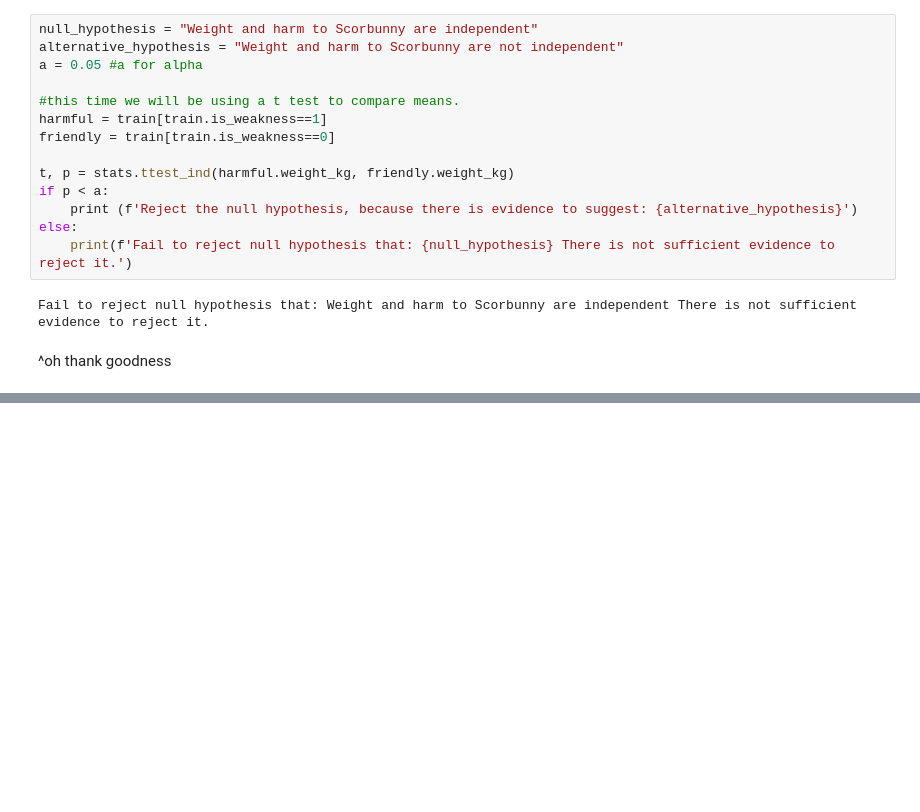
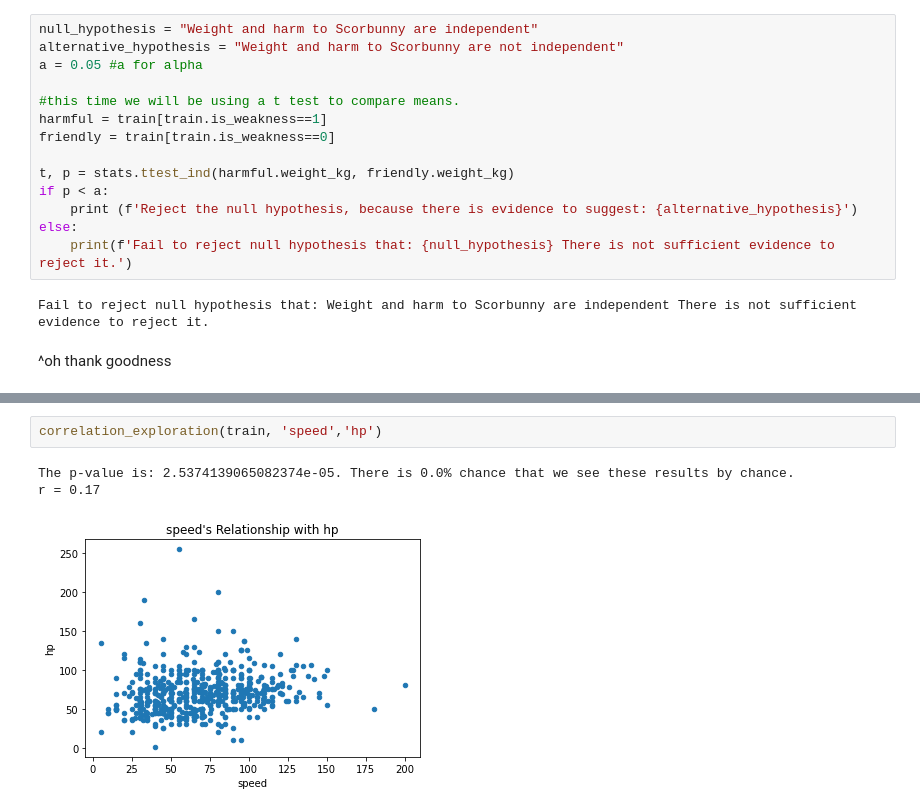
Before and after one commit to annah-vu/pokemon_project, a Jupyter notebook: second_notebook.ipynb, the cells around one changed output, grey strips where cells are left out. Drawn from its saved outputs; the diff is of its cells as text; blank space fills up the shorter version.

```diff
--- a/second_notebook.ipynb
+++ b/second_notebook.ipynb
@@ -794,0 +844,6 @@ Fail to reject null hypothesis that: Weight and harm to Scorbunny are independen
+# %%
+correlation_exploration(train, 'speed','hp')
+# %% [output]
+The p-value is: 2.5374139065082374e-05. There is 0.0% chance that we see these results by chance.
+r = 0.17
+[figure, added]
```
Also changed, not shown: parts of 12 cells of this notebook.
